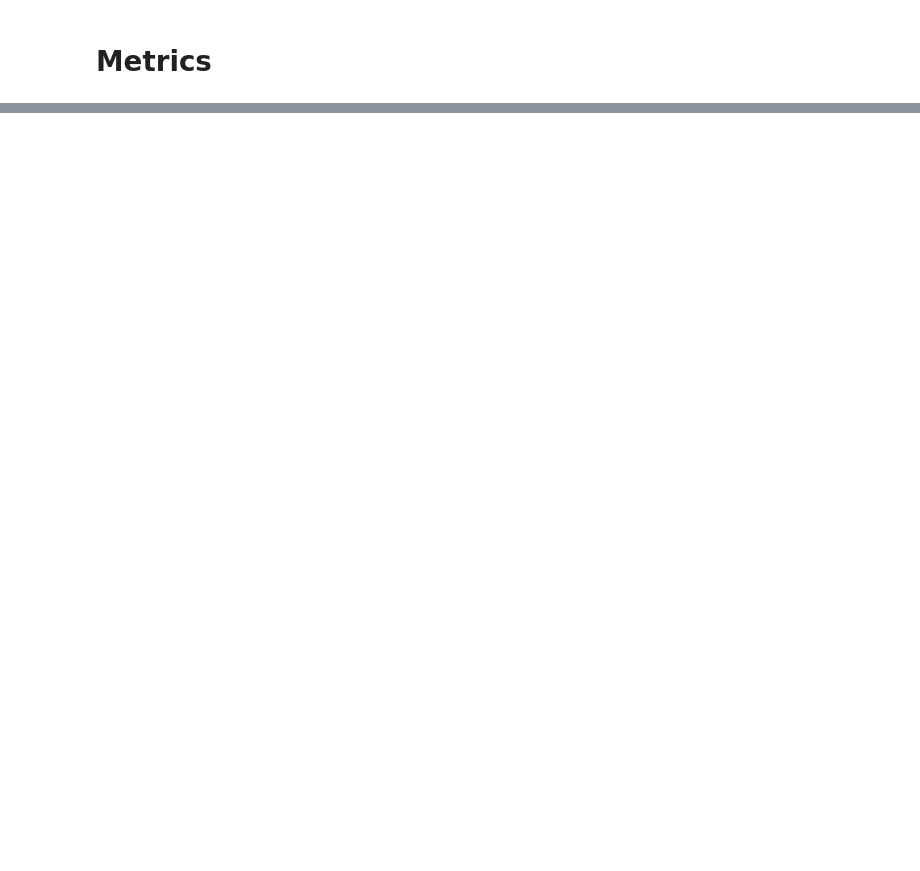
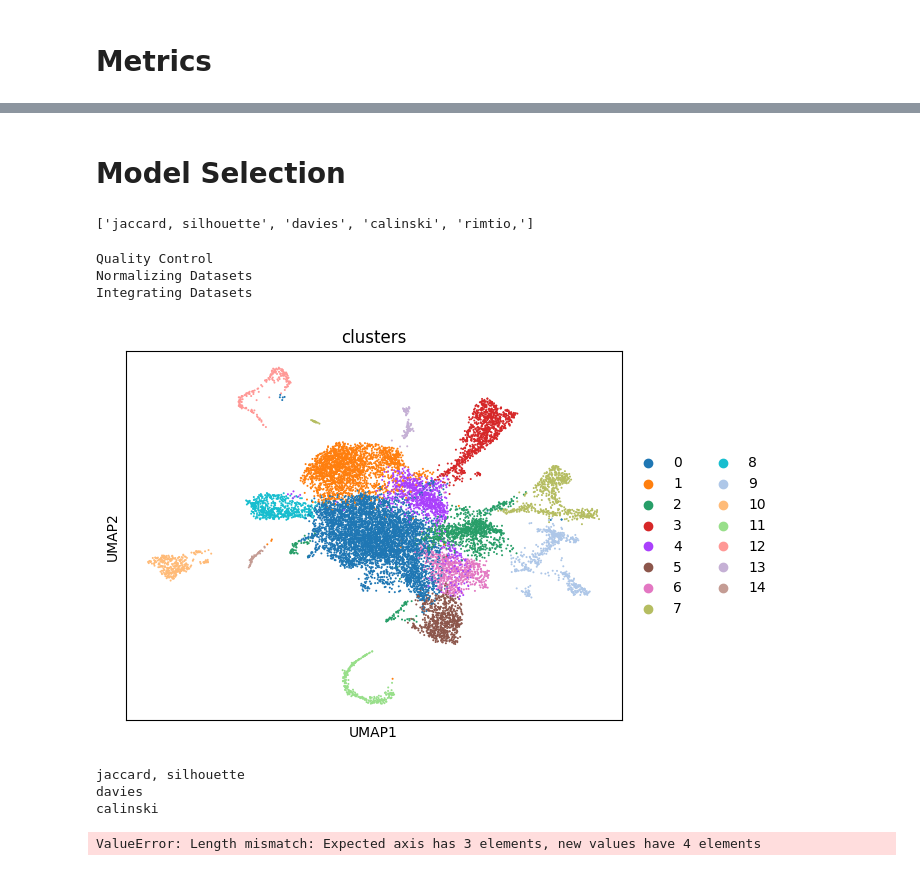
Before and after one commit to mushu-bytes/scRNAseq-benchmarking, a Jupyter notebook: integration_demo.ipynb, the cells around one changed output, grey strips where cells are left out. Cells and saved outputs as stored; diff of their text form; code cells hidden in the pictures; blank space fills up the shorter version.

Commit message:
finishing model selection and linting code

```diff
--- a/integration_demo.ipynb
+++ b/integration_demo.ipynb
@@ -140,0 +170,18 @@ evaluate(harmony, "clusters")
+# %% [markdown]
+# Model Selection
+# %%
+select.metrics + ["rimtio,"]
+# %% [output]
+['jaccard, silhouette', 'davies', 'calinski', 'rimtio,']
+# %%
+select = SelectPipeline(normalization=["seurat"], integration=["merge"])
+select.search([nsg_s_ctl_1_data, nsg_s_ctl_2_data, nsg_s_ctl_3_data])
+# %% [output]
+Quality Control
+Normalizing Datasets
+Integrating Datasets
+[figure, added]
+jaccard, silhouette
+davies
+calinski
+ValueError: Length mismatch: Expected axis has 3 elements, new values have 4 elements
```
Also changed, not shown: parts of 9 cells of this notebook, 7 other files.
